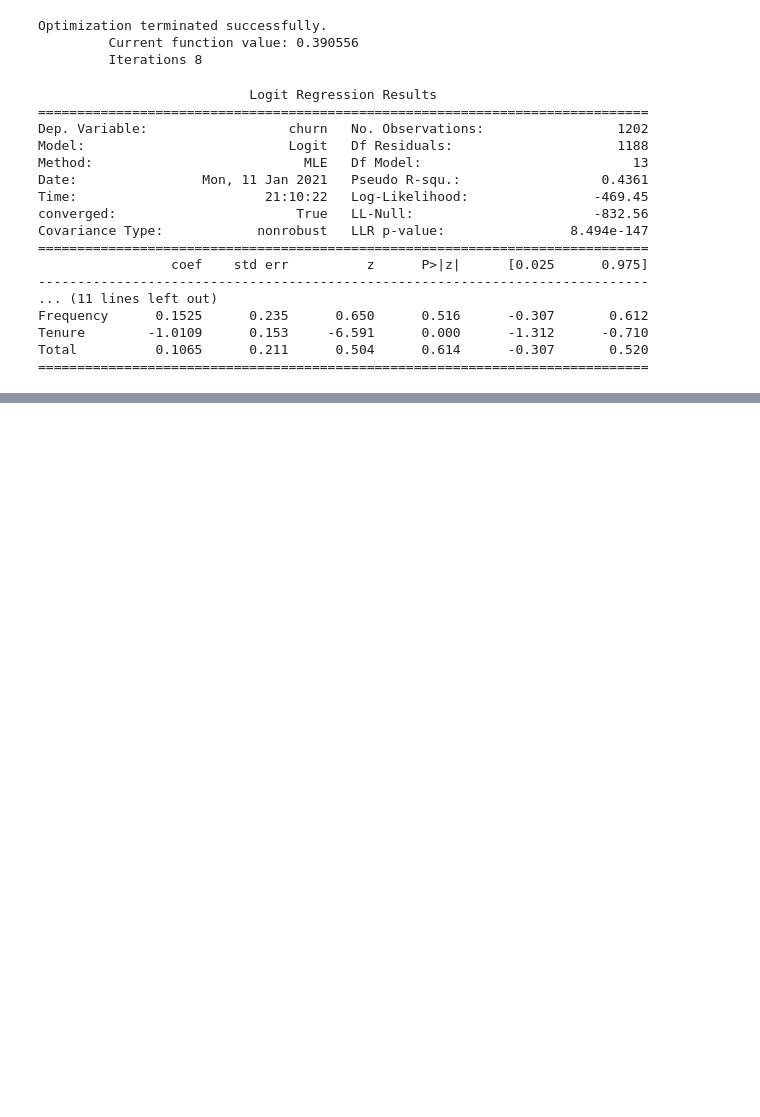
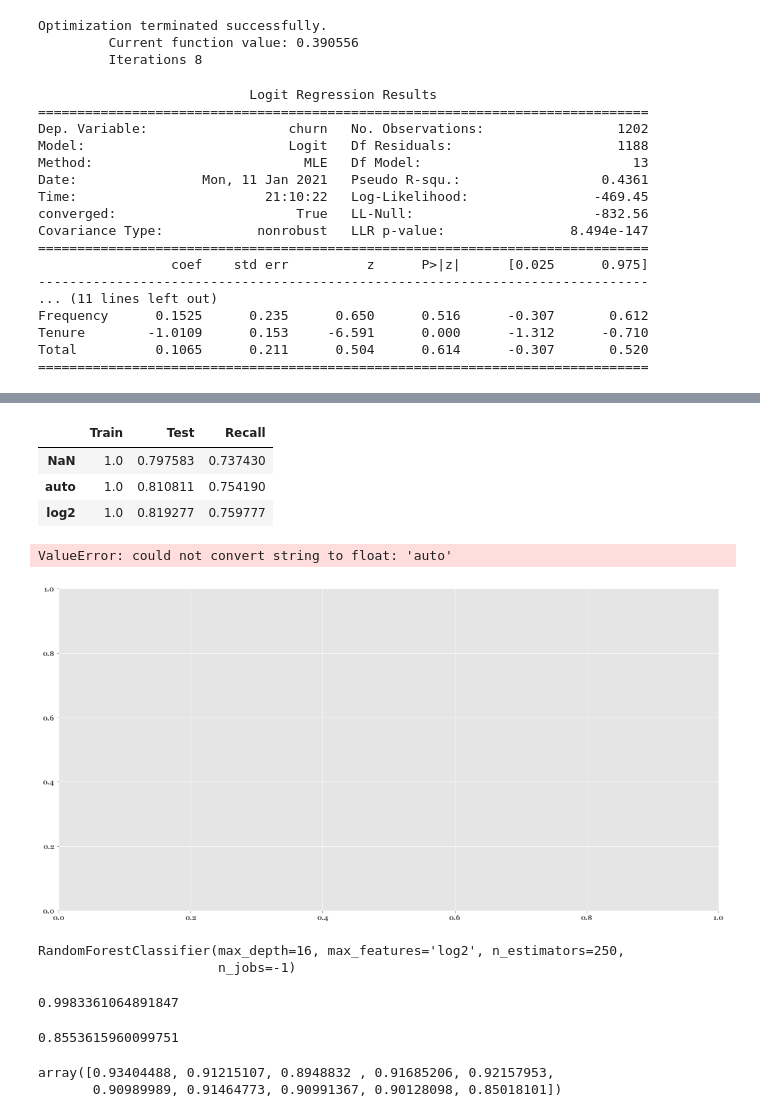
Before and after one commit to americanthinker/dental-project, a Jupyter notebook: notebooks/Logistic_Regression.ipynb, the cells around one changed output, grey strips where cells are left out. Saved outputs shown, nothing was run; the diff lists cells and outputs as text; code cells hidden in the pictures; blank space fills up the shorter version.

```diff
--- a/notebooks/Logistic_Regression.ipynb
+++ b/notebooks/Logistic_Regression.ipynb
@@ -148,0 +144,4 @@ xtrain, xtest, ytrain, ytest = split_data(Xscaled, y)
+# %%
+for x in np.linspace(1.4, 5,10):
+    clf = svm.SVC(C=x)
+    print(f'Score: {np.mean(cross_val_score(clf, xtrain, ytrain, scoring="recall", cv=5, verbose=1, n_jobs=4))} at C = {x}\n')
@@ -148,0 +188,2 @@ xtrain, xtest, ytrain, ytest = split_data(Xscaled, y)
+# %%
+clf.fit(xtrain, ytrain)
@@ -149,4 +205,5 @@ xtrain, xtest, ytrain, ytest = split_data(Xscaled, y)
 # %% [markdown]
 ## Instantiate Model and Train
 # %%
-lr = LogisticRegressionCV(solver='liblinear', penalty='l1', max_iter=500, cv=10, scoring='recall')
+lr = LogisticRegressionCV(solver='liblinear', penalty='l1', max_iter=500, cv=10, scoring='roc_auc')
+np.mean(cross_val_score(lr, xtrain, ytrain, scoring='roc_auc', cv=10, ))
@@ -275,0 +381,12 @@ Total          0.1065      0.211      0.504      0.614      -0.307       0.520
+# %%
+data_dict = {}
+
+for x in [None, 'auto', 'log2']:
+    rf = RandomForestClassifier(n_estimators=250, max_depth=16, n_jobs=-1, max_features='log2')
+    rf.fit(xtrain, ytrain)
+    train_preds = rf.predict(xtrain)
+    test_preds = rf.predict(xtest)
+    #print(f'Training: {f1_score(ytrain, train_preds)}')
+    #print(f'Test: {f1_score(ytest, test_preds)}')
+    #print(f'Test Recall: {recall_score(ytest, test_preds)}')
+    data_dict[x] = [f1_score(ytrain, train_preds), f1_score(ytest, test_preds), recall_score(ytest, test_preds)]
@@ -275,0 +399,14 @@ Total          0.1065      0.211      0.504      0.614      -0.307       0.520
+# %%
+df = pd.DataFrame.from_dict(data_dict, orient='index', columns=['Train', 'Test', 'Recall'])
+df
+plot = plt.plot(df.index, df.Train, label='Train')
+plot = plt.plot(df.index, df.Test, label='Test')
+plot = plt.plot(df.index, df.Recall, label='Recall')
+leg = plt.legend(fontsize='xx-large')
+# %% [output]
+|  | Train | Test | Recall |
+| NaN | 1.0 | 0.797583 | 0.737430 |
+| auto | 1.0 | 0.810811 | 0.754190 |
+| log2 | 1.0 | 0.819277 | 0.759777 |
+ValueError: could not convert string to float: 'auto'
+[figure, added]
@@ -275,0 +415,16 @@ Total          0.1065      0.211      0.504      0.614      -0.307       0.520
+# %%
+rf.fit(xtrain, ytrain)
+# %% [output]
+RandomForestClassifier(max_depth=16, max_features='log2', n_estimators=250,
+                       n_jobs=-1)
+# %%
+rf.score(xtrain, ytrain)
+rf.score(xtest, ytest)
+# %% [output]
+0.9983361064891847
+0.8553615960099751
+# %%
+cross_val_score(rf, xtrain, ytrain, scoring='roc_auc', cv=10)
+# %% [output]
+array([0.93404488, 0.91215107, 0.8948832 , 0.91685206, 0.92157953,
+       0.90989989, 0.91464773, 0.90991367, 0.90128098, 0.85018101])
```
Also changed, not shown: parts of 51 cells of this notebook, 5 other files.
